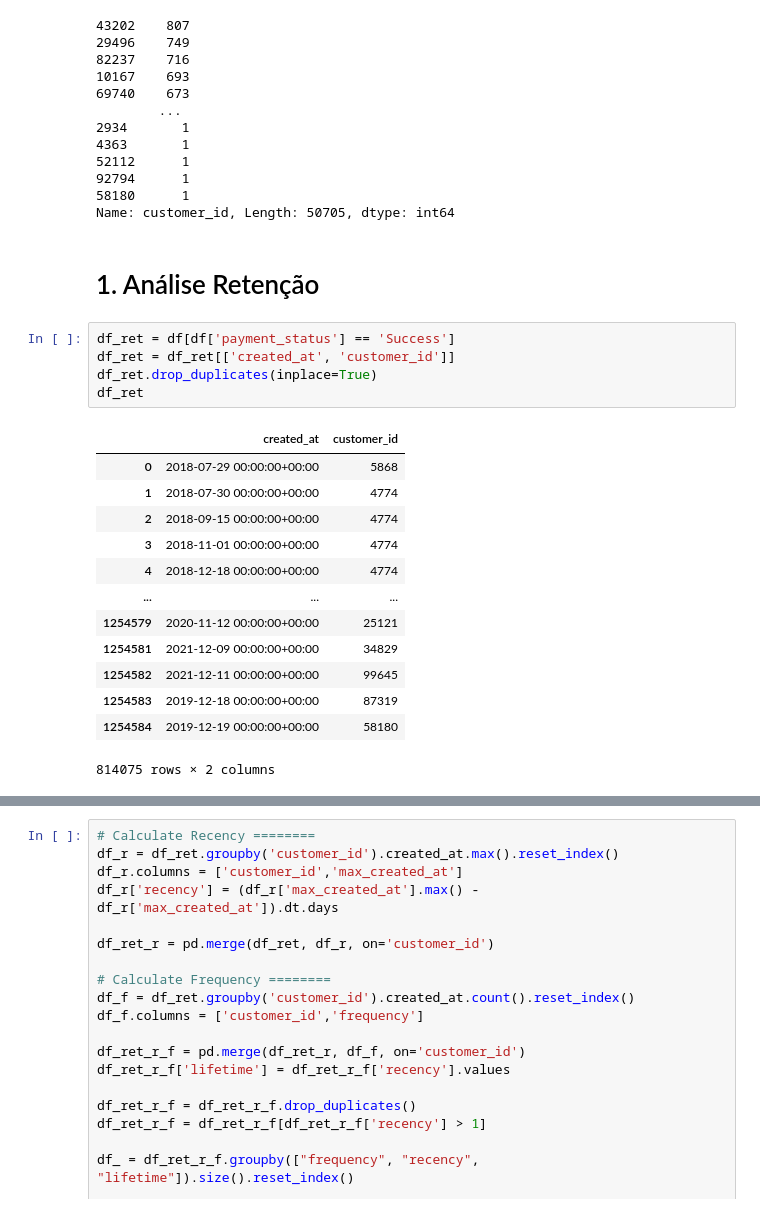
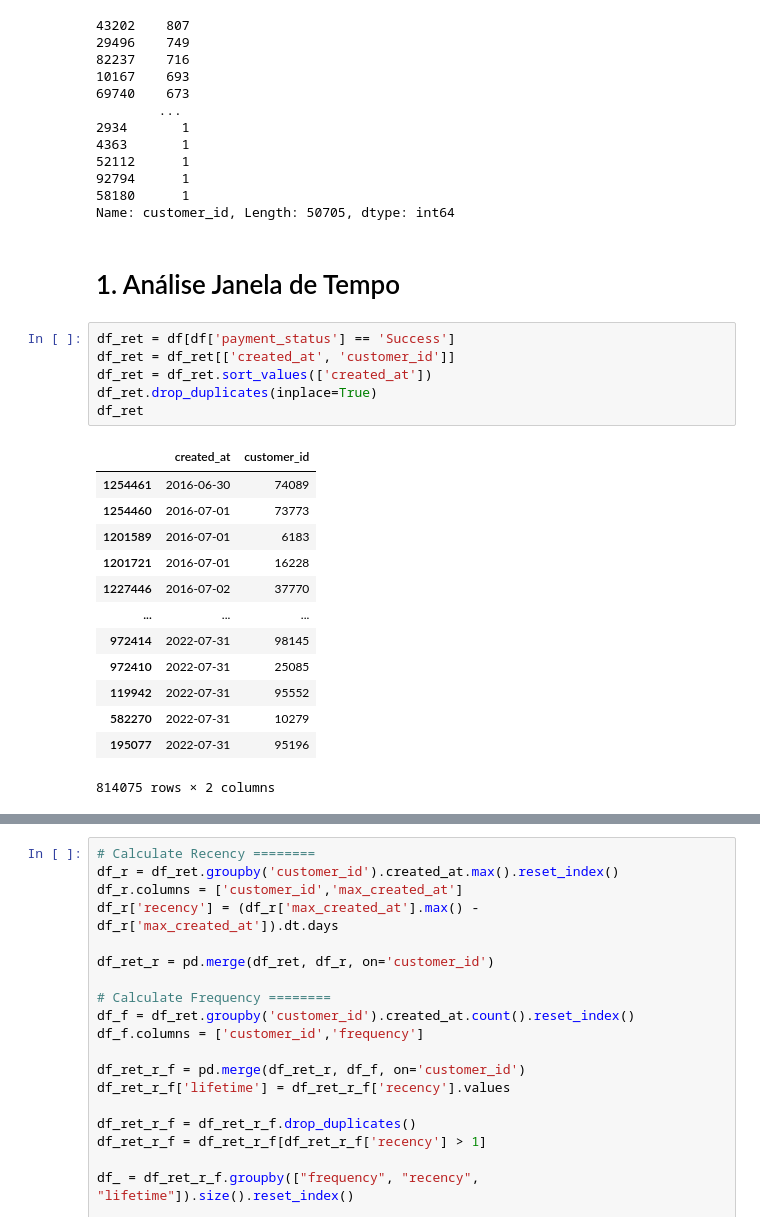
Before and after one commit to CarlosQuixada/Identificacao_Churn, a Jupyter notebook: notebooks/1. Analise_Retencao.ipynb, the cells around one changed output, grey strips where cells are left out. Saved outputs shown, nothing was run; the diff lists cells and outputs as text.

```diff
--- a/notebooks/1. Analise_Retencao.ipynb
+++ b/notebooks/1. Analise_Retencao.ipynb
@@ -50,23 +70,24 @@ df['customer_id'].value_counts()
 58180      1
 Name: customer_id, Length: 50705, dtype: int64
 # %% [markdown]
-# 1. Análise Retenção
+# 1. Análise Janela de Tempo
-# %%
-df_ret = df[df['payment_status'] == 'Success']
-df_ret = df_ret[['created_at', 'customer_id']]
-df_ret.drop_duplicates(inplace=True)
-df_ret
-# %% [output]
-|  | created_at | customer_id |
-| 0 | 2018-07-29 00:00:00+00:00 | 5868 |
-| 1 | 2018-07-30 00:00:00+00:00 | 4774 |
-| 2 | 2018-09-15 00:00:00+00:00 | 4774 |
-| 3 | 2018-11-01 00:00:00+00:00 | 4774 |
-| 4 | 2018-12-18 00:00:00+00:00 | 4774 |
-| ... | ... | ... |
-| 1254579 | 2020-11-12 00:00:00+00:00 | 25121 |
-| 1254581 | 2021-12-09 00:00:00+00:00 | 34829 |
-| 1254582 | 2021-12-11 00:00:00+00:00 | 99645 |
-| 1254583 | 2019-12-18 00:00:00+00:00 | 87319 |
-| 1254584 | 2019-12-19 00:00:00+00:00 | 58180 |
-814075 rows × 2 columns
+# %%
+df_ret = df[df['payment_status'] == 'Success']
+df_ret = df_ret[['created_at', 'customer_id']]
+df_ret = df_ret.sort_values(['created_at'])
+df_ret.drop_duplicates(inplace=True)
+df_ret
+# %% [output]
+|  | created_at | customer_id |
+| 1254461 | 2016-06-30 | 74089 |
+| 1254460 | 2016-07-01 | 73773 |
+| 1201589 | 2016-07-01 | 6183 |
+| 1201721 | 2016-07-01 | 16228 |
+| 1227446 | 2016-07-02 | 37770 |
+| ... | ... | ... |
+| 972414 | 2022-07-31 | 98145 |
+| 972410 | 2022-07-31 | 25085 |
+| 119942 | 2022-07-31 | 95552 |
+| 582270 | 2022-07-31 | 10279 |
+| 195077 | 2022-07-31 | 95196 |
+814075 rows × 2 columns
```
Also changed, not shown: parts of 8 cells of this notebook, 7 other files.
